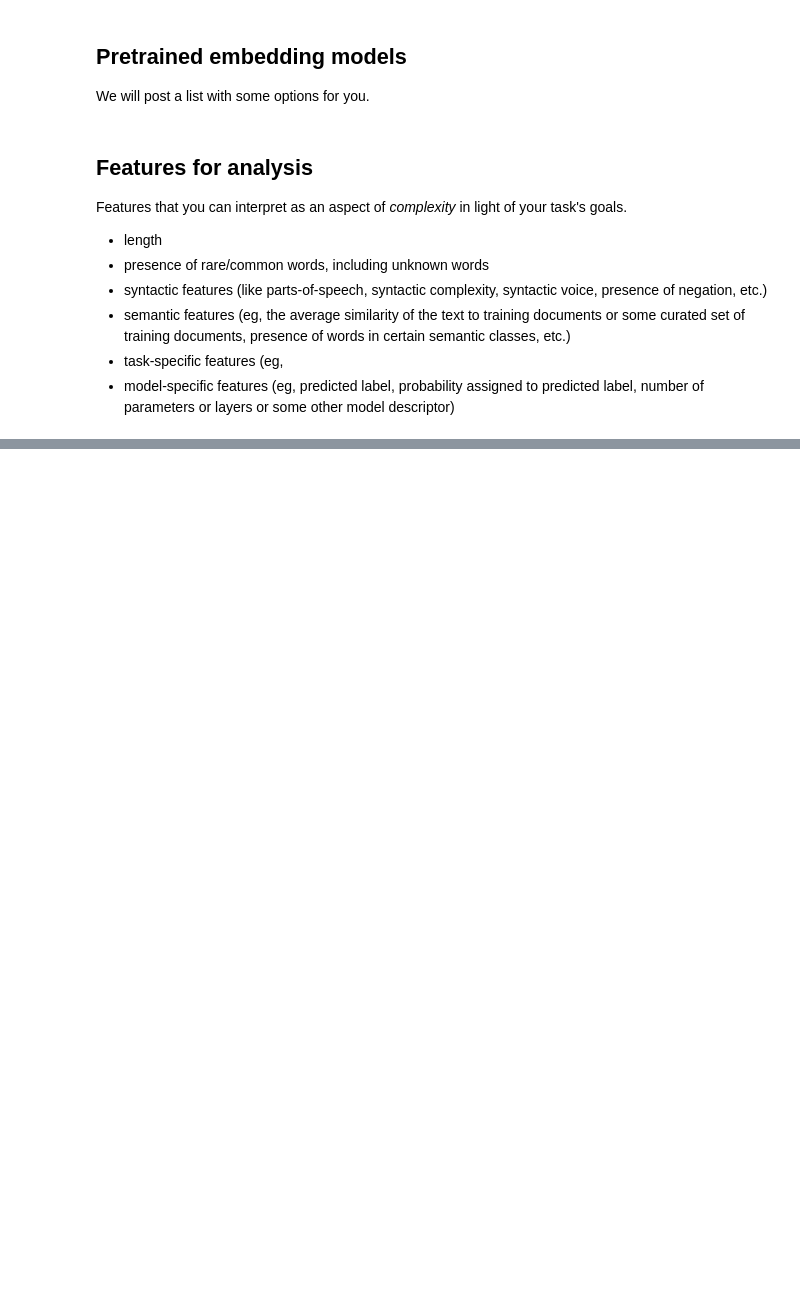
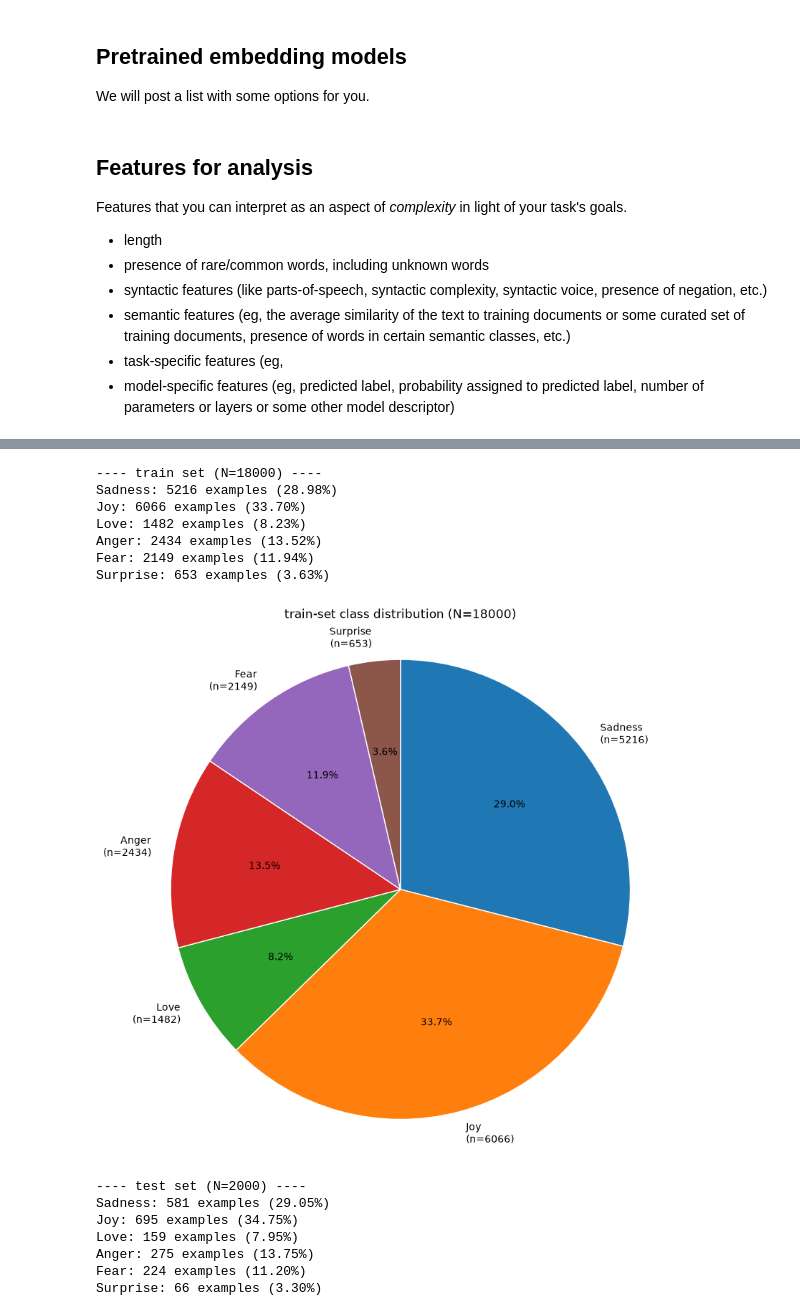
Before and after one commit to greg-delatolas/nlp-assignment-1, a Jupyter notebook: part2/project.ipynb, the cells around one changed output, grey strips where cells are left out. Drawn from its saved outputs; the diff is of its cells as text; code cells hidden in the pictures; blank space fills up the shorter version.

```diff
--- a/part2/project.ipynb
+++ b/part2/project.ipynb
@@ -56,0 +73,15 @@ Features that you can interpret as an aspect of _complexity_ in light of your ta
+# %%
+from datasets import concatenate_datasets, load_dataset
+
+outcome_space = part1.clslib.NamedClasses(
+    ['sadness', 'joy', 'love', 'anger', 'fear', 'surprise']
+)
+
+dataset = load_dataset("dair-ai/emotion", "split")
+dataset["train"] = concatenate_datasets(
+    [dataset["train"], dataset["validation"]]
+)
+del dataset["validation"]
+
+print(outcome_space)
+print(dataset)
@@ -56,0 +119,45 @@ Features that you can interpret as an aspect of _complexity_ in light of your ta
+# %%
+for split_name in ["train", "test"]:
+    labels = np.asarray(dataset[split_name]["label"])
+    class_counts = np.bincount(labels, minlength=len(outcome_space))
+    class_percentages = 100 * class_counts / labels.size
+
+    print(f"---- {split_name} set (N={labels.size}) ----")
+    for label_id, label_name in enumerate(outcome_space.names):
+        print(
+            f"{label_name.title()}: {class_counts[label_id]} examples "
+            f"({class_percentages[label_id]:.2f}%)"
+        )
+
+    fig, ax = plt.subplots(figsize=(8, 8))
+    ax.pie(
+        class_counts,
+        labels=[
+            f"{name.title()}\n(n={count})"
+            for name, count in zip(outcome_space.names, class_counts)
+        ],
+        autopct="%1.1f%%",
+        startangle=90,
+        counterclock=False,
+        wedgeprops={"edgecolor": "white", "linewidth": 1},
+    )
+    ax.set_title(f"{split_name}-set class distribution (N={labels.size})")
+    ax.axis("equal")
+    plt.tight_layout()
+    plt.show()
+# %% [output]
+---- train set (N=18000) ----
+Sadness: 5216 examples (28.98%)
+Joy: 6066 examples (33.70%)
+Love: 1482 examples (8.23%)
+Anger: 2434 examples (13.52%)
+Fear: 2149 examples (11.94%)
+Surprise: 653 examples (3.63%)
+[figure, added]
+---- test set (N=2000) ----
+Sadness: 581 examples (29.05%)
+Joy: 695 examples (34.75%)
+Love: 159 examples (7.95%)
+Anger: 275 examples (13.75%)
+Fear: 224 examples (11.20%)
+Surprise: 66 examples (3.30%)
```
Also changed, not shown: parts of 49 cells of this notebook, 2 other files.
